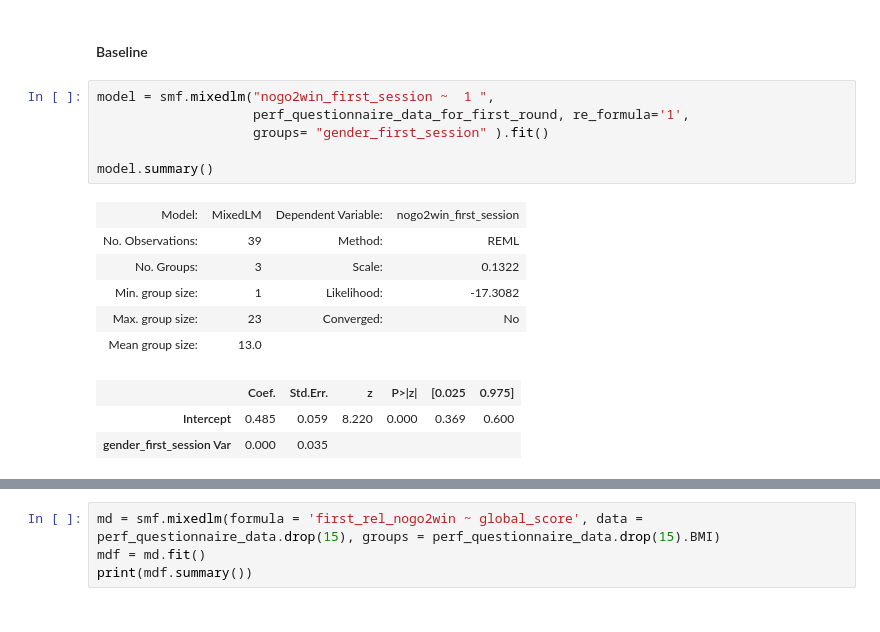
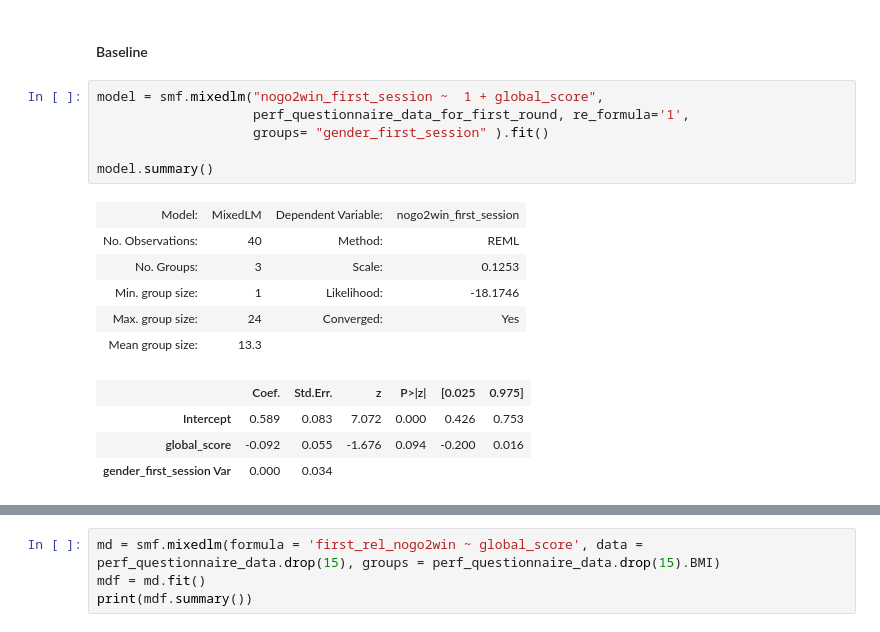
Before and after one commit to Sepsad/Interindividual-differences-in-Learning-to-Act-or-Avoid, a Jupyter notebook: hypothesis_testing.ipynb, the cells around one changed output, grey strips where cells are left out. Saved outputs shown, nothing was run; the diff lists cells and outputs as text.

```diff
--- a/hypothesis_testing.ipynb
+++ b/hypothesis_testing.ipynb
@@ -451,21 +449,22 @@ Name: gender_first_session, dtype: int64
 # %% [markdown]
 #### Baseline
 # %%
-model = smf.mixedlm("nogo2win_first_session ~  1 ",
+model = smf.mixedlm("nogo2win_first_session ~  1 + global_score",
                     perf_questionnaire_data_for_first_round, re_formula='1',
                     groups= "gender_first_session" ).fit()
 
 model.summary()
 # %% [output]
 | Model: | MixedLM | Dependent Variable: | nogo2win_first_session |
-| No. Observations: | 39 | Method: | REML |
-| No. Groups: | 3 | Scale: | 0.1322 |
-| Min. group size: | 1 | Likelihood: | -17.3082 |
-| Max. group size: | 23 | Converged: | No |
-| Mean group size: | 13.0 |  |  |
+| No. Observations: | 40 | Method: | REML |
+| No. Groups: | 3 | Scale: | 0.1253 |
+| Min. group size: | 1 | Likelihood: | -18.1746 |
+| Max. group size: | 24 | Converged: | Yes |
+| Mean group size: | 13.3 |  |  |
 |  | Coef. | Std.Err. | z | P>|z| | [0.025 | 0.975] |
-| Intercept | 0.485 | 0.059 | 8.220 | 0.000 | 0.369 | 0.600 |
-| gender_first_session Var | 0.000 | 0.035 |  |  |  |  |
+| Intercept | 0.589 | 0.083 | 7.072 | 0.000 | 0.426 | 0.753 |
+| global_score | -0.092 | 0.055 | -1.676 | 0.094 | -0.200 | 0.016 |
+| gender_first_session Var | 0.000 | 0.034 |  |  |  |  |
 # %%
 model = smf.mixedlm("nogo2win_first_session ~  1 + global_score ",
                     perf_questionnaire_data_for_first_round[perf_questionnaire_data_for_first_round.gender_first_session != 'other'],
```
Also changed, not shown: parts of 43 cells of this notebook, 2 other files.
